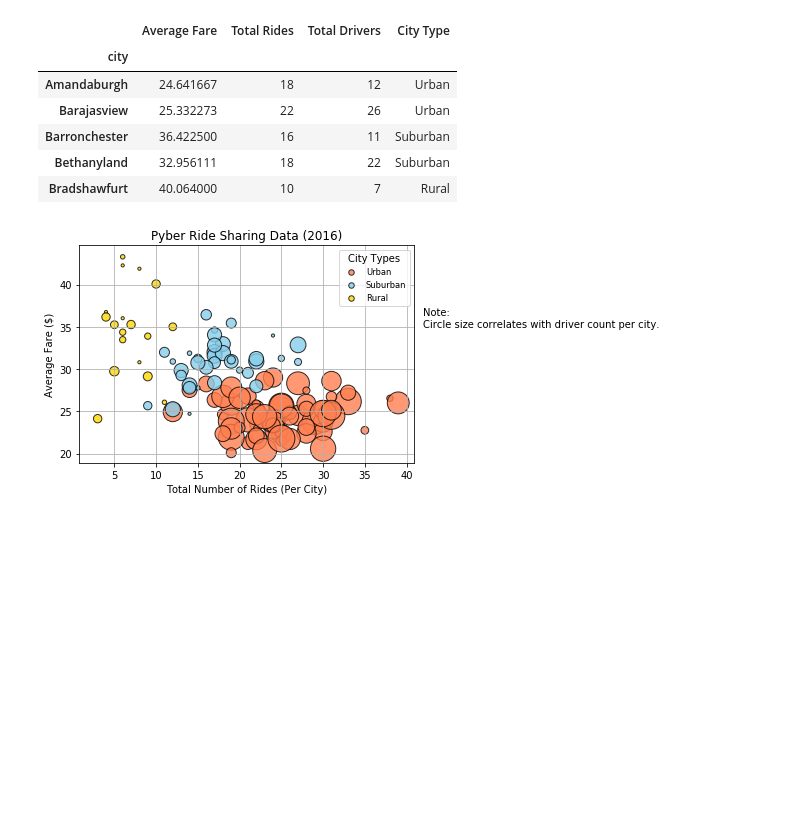
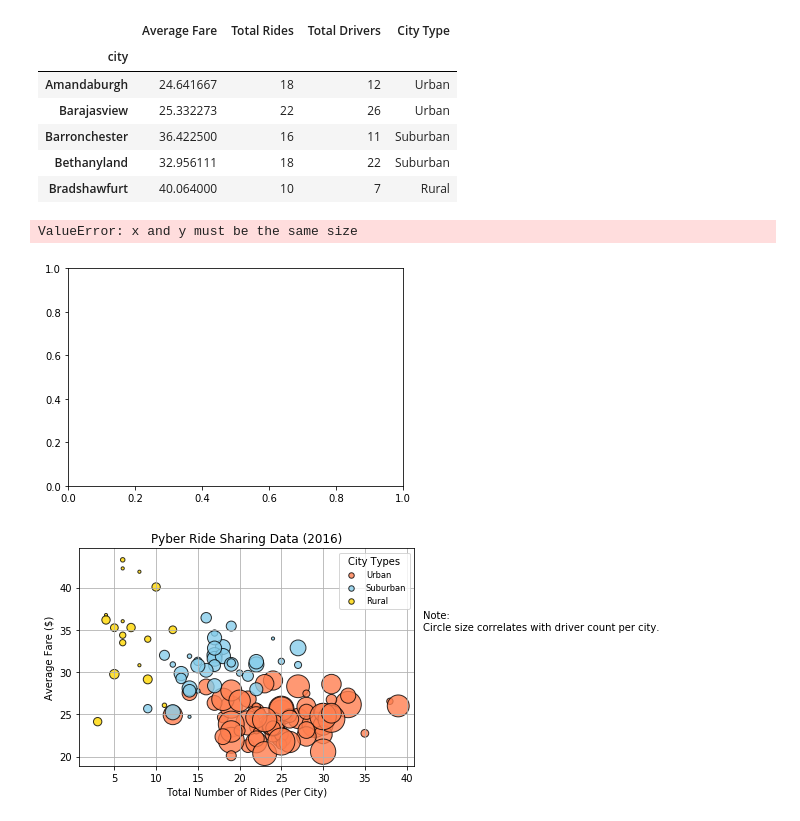
Before and after one commit to vabigdatamover/Barhorst_DataBootCamp_HW, a Jupyter notebook: Barhorst-Homework/Unit_5_Matplolib_Homework/Pyber/Barhorst_Matplotlib_v1.ipynb, the cells around one changed output. Cells and saved outputs as stored; diff of their text form; code cells hidden in the pictures; blank space fills up the shorter version.

```diff
--- a/Barhorst-Homework/Unit_5_Matplolib_Homework/Pyber/Barhorst_Matplotlib_v1.ipynb
+++ b/Barhorst-Homework/Unit_5_Matplolib_Homework/Pyber/Barhorst_Matplotlib_v1.ipynb
@@ -64,39 +64,44 @@ city_summary.head()
 | Bradshawfurt | 40.064000 | 10 | 7 | Rural |
 # %%
 #Scatter Plot Source
-x = city_summary['Total Rides']
-y = city_summary['Average Fare']
-z = city_sumary['Total Drivers']
+#x = city_summary['Total Rides']
+#y = city_summary['Average Fare']
+#z = city_summary['Total Drivers']
 
 
-
+u = np.where(city_summary["City Type"] == 'Urban')
+s = np.where(city_summary["City Type"] == 'Suburban')
+r = np.where(city_summary["City Type"] == 'Rural')
 
 # Build the scatter plots for each city types
 
-plt.scatter(urban_trips, marker="o", facecolors="red", edgecolors="black")
-plt.scatter(suburban_trips, marker="o", facecolors="blue", edgecolors="black")
-plt.scatter(rural_trips, marker="o", facecolors="yellow", edgecolors="black")
+plt.scatter(u, marker="o", facecolors="red", edgecolors="black")
+plt.scatter(s, marker="o", facecolors="blue", edgecolors="black")
+plt.scatter(r, marker="o", facecolors="yellow", edgecolors="black")
 
 
 # Incorporate the other graph properties
 
 # Create a legend
 
 # Create a legend for our chart
-plt.legend(handles=[location_groups], loc="best")
+plt.legend(handles=[c], loc="best")
 
 # Incorporate a text label regarding circle size
 # Set the upper and lower limits of our y axis
 plt.ylim(18,50)
 
 # Set the upper and lower limits of our x axis
 plt.xlim(0,42)
 
 plt.title("Pyber Ride Sharing Data (2016)")
 plt.xlabel("Average Fare(s)")
 plt.ylabel("Total Number of Rides (Per City)")
 # Save Figure
-plt.savefig("data/CityRideScatter.png"
+plt.savefig("data/CityRideScatter.png")
+# %% [output]
+ValueError: x and y must be the same size
+[figure, added]
 # %%
 # Show plot
 plt.show()
```
